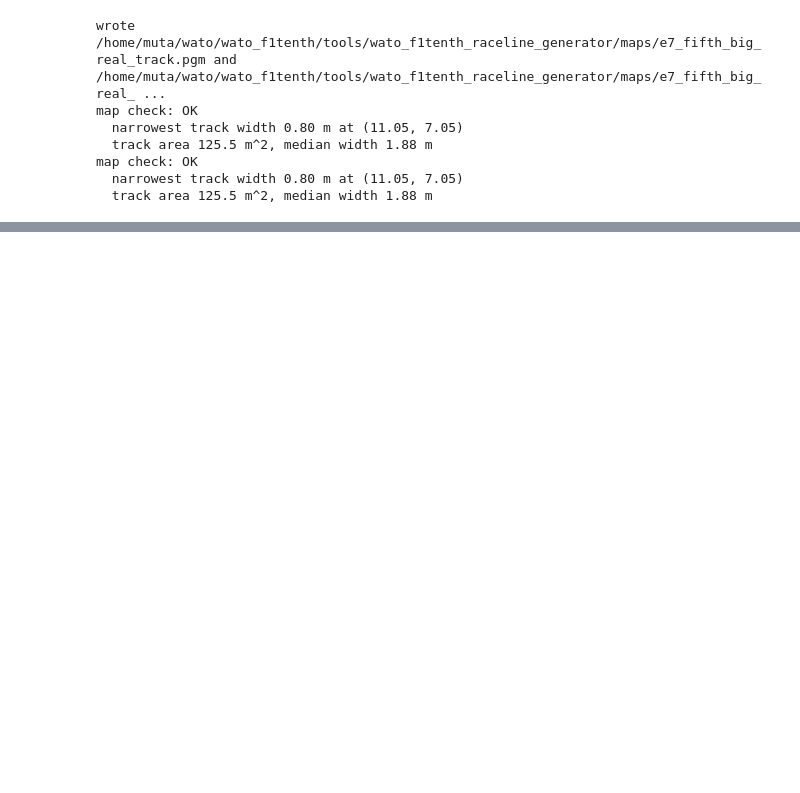
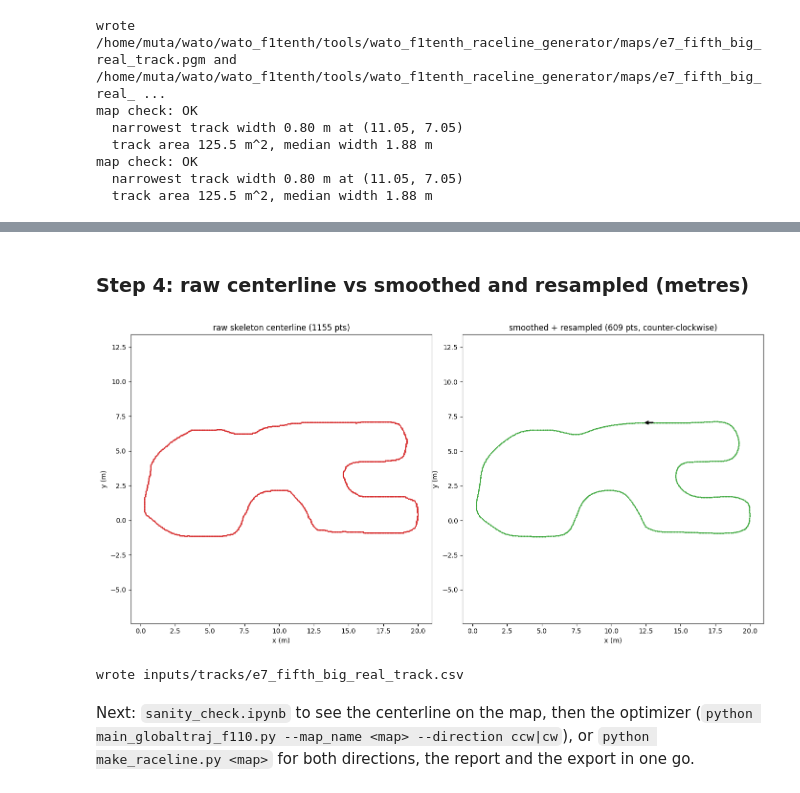
Before and after one commit to WATonomous/wato_f1tenth_raceline_generator, a Jupyter notebook: map_converter.ipynb, the cells around one changed output, grey strips where cells are left out. Drawn from its saved outputs; the diff is of its cells as text; code cells hidden in the pictures; blank space fills up the shorter version.

```diff
--- a/map_converter.ipynb
+++ b/map_converter.ipynb
@@ -399,0 +99,20 @@ Next up, check out `sanity_check.ipynb` to make sure that the centerline generat
+# %% [markdown]
+### Step 4: raw centerline vs smoothed and resampled (metres)
+# %%
+raw, xyw = result["raw"], result["xyw"]
+fig, (axr, axs) = plt.subplots(1, 2, figsize=(14, 7))
+axr.plot(raw[:, 0], raw[:, 1], ".-", ms=2, lw=0.5, color="tab:red"); axr.set_title(f"raw skeleton centerline ({len(raw)} pts)")
+axs.plot(xyw[:, 0], xyw[:, 1], ".-", ms=2, lw=0.5, color="tab:green"); axs.set_title(f"smoothed + resampled ({len(xyw)} pts, counter-clockwise)")
+for a in (axr, axs):
+    a.set_aspect("equal", "datalim"); a.set_xlabel("x (m)"); a.set_ylabel("y (m)")
+axs.annotate("", xy=xyw[8, :2], xytext=xyw[0, :2], arrowprops=dict(arrowstyle="->", color="k", lw=2))
+fig.tight_layout()
+# %% [output]
+[figure, added]
+# %%
+centerline.write_csv(f"inputs/tracks/{MAP_NAME}.csv", result["xyw"])
+print(f"wrote inputs/tracks/{MAP_NAME}.csv")
+# %% [output]
+wrote inputs/tracks/e7_fifth_big_real_track.csv
+# %% [markdown]
+Next: `sanity_check.ipynb` to see the centerline on the map, then the optimizer (`python main_globaltraj_f110.py --map_name <map> --direction ccw|cw`), or `python make_raceline.py <map>` for both directions, the report and the export in one go.
```
Also changed, not shown: parts of 32 cells of this notebook, 3 other files.
